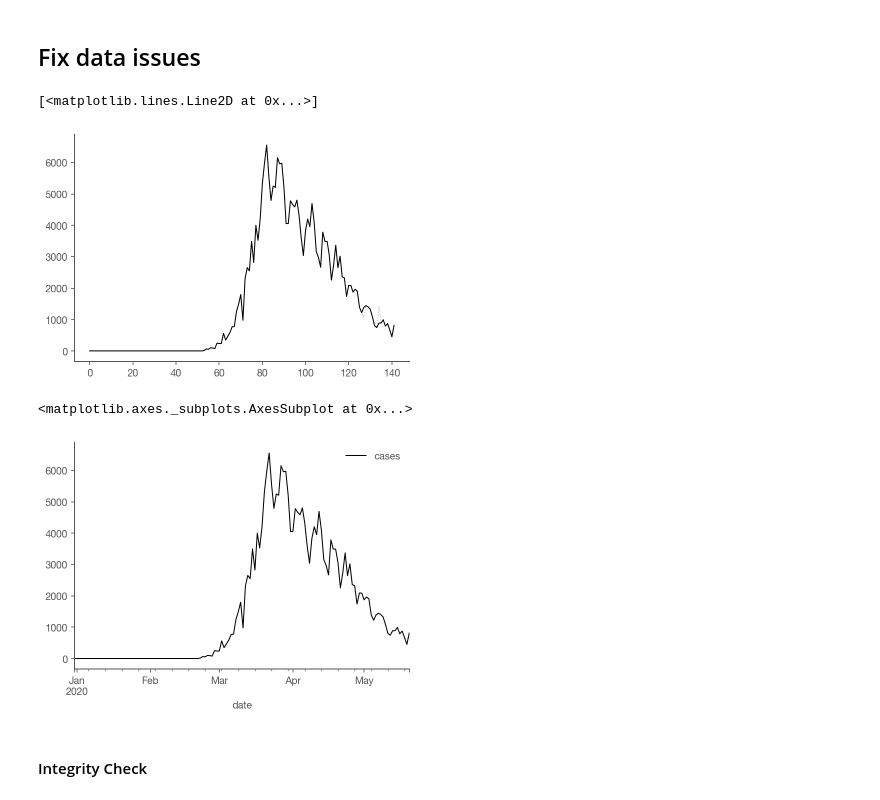
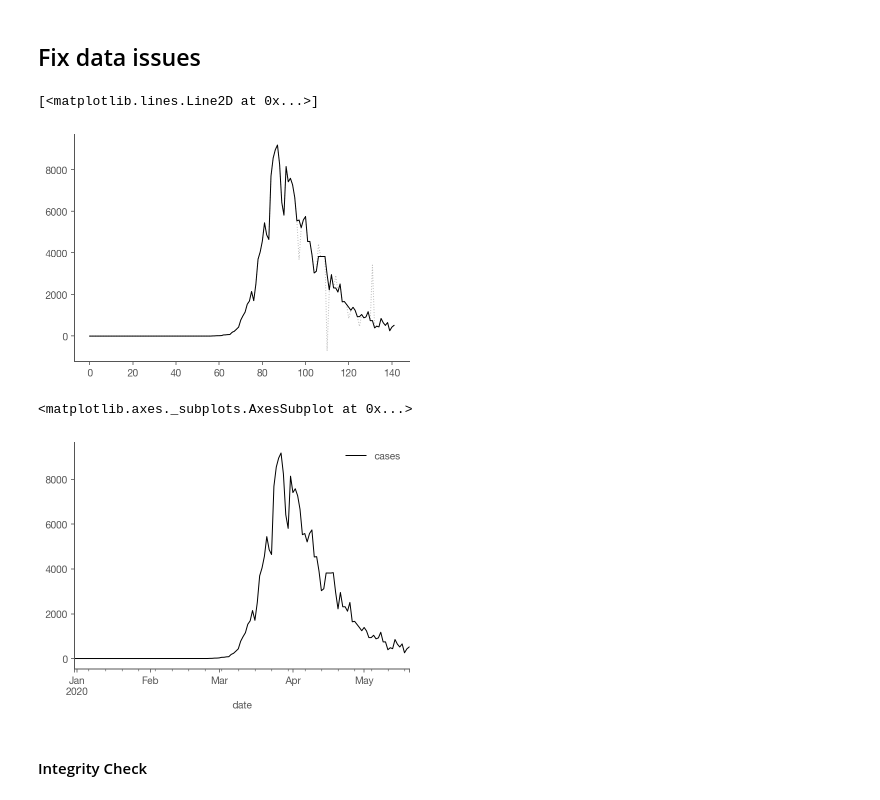
Before and after one commit to maciekrt/covid-19, a Jupyter notebook: Realtime Rt mcmc.ipynb, the cells around one changed output. Drawn from its saved outputs; the diff is of its cells as text; code cells hidden in the pictures.

Commit message:
May 21 data

```diff
--- a/Realtime Rt mcmc.ipynb
+++ b/Realtime Rt mcmc.ipynb
@@ -96,8 +96,19 @@ def hampel_filter_pandas(input_series, window_size, n_sigmas=3.0):
     # helper lambda function
     MAD = lambda x: np.median(np.abs(x - np.median(x)))
 
-    rolling_median = input_series.rolling(window=2*window_size+1, center=True).median()
-    rolling_mad = k * input_series.rolling(window=2*window_size+1, center=True).apply(MAD)
+    # the use of min_periods is to have rolling window extend towards
+    # the end of the data series; in effect, we can apply hampel filter
+    # to most recent observations
+    # taken from: https://stackoverflow.com/questions/48953313/pandas-rolling-window-boundary-on-start-end-of-series/48953314#48953314
+    rolling_window_size = 2*window_size+1
+    rolling_median = input_series.rolling(
+        window=rolling_window_size,
+        min_periods=(rolling_window_size//2),
+        center=True).median()
+    rolling_mad = k * input_series.rolling(
+        window=rolling_window_size,
+        min_periods=(rolling_window_size//2),
+        center=True).apply(MAD)
     # print(f'rolling_mad = {rolling_mad}, rolling_median = {rolling_median}')
     diff = np.abs(input_series - rolling_median)
 
@@ -107,16 +118,16 @@ def hampel_filter_pandas(input_series, window_size, n_sigmas=3.0):
 
     return new_series, indices
 # %%
-country = "Italy"
+country = "Spain"
 rawData = countries.loc[country]['cases']
 
 filteredData, _ = hampel_filter_pandas(rawData, 3, 2.0)
 fig, ax = plt.subplots()
 ax.plot(rawData.to_numpy(),alpha=0.25,c='k', linestyle=':', lw=1)
 ax.plot(filteredData.to_numpy(), c='k', lw=1)
 # %% [output]
 [<matplotlib.lines.Line2D at 0x...>]
-[figure, old version]
+[figure, new version]
 # %%
 def transform_cases(case_series):
     filtered, _ = hampel_filter_pandas(case_series, 3, 2.0)
@@ -127,7 +138,7 @@ transformedCases = countries.groupby('country').transform(transform_cases)
 transformedCases.loc[country].plot(c='k', lw=1)
 # %% [output]
 <matplotlib.axes._subplots.AxesSubplot at 0x...>
-[figure, old version]
+[figure, new version]
 # %%
 countries = transformedCases
 # %% [markdown]
```
Also changed, not shown: parts of 11 cells of this notebook, 4 other files.
